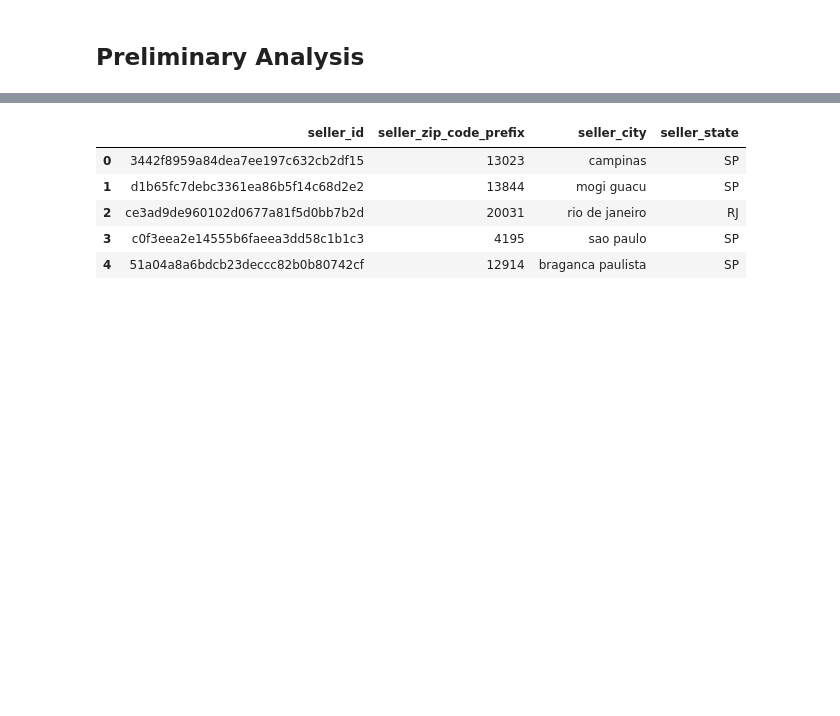
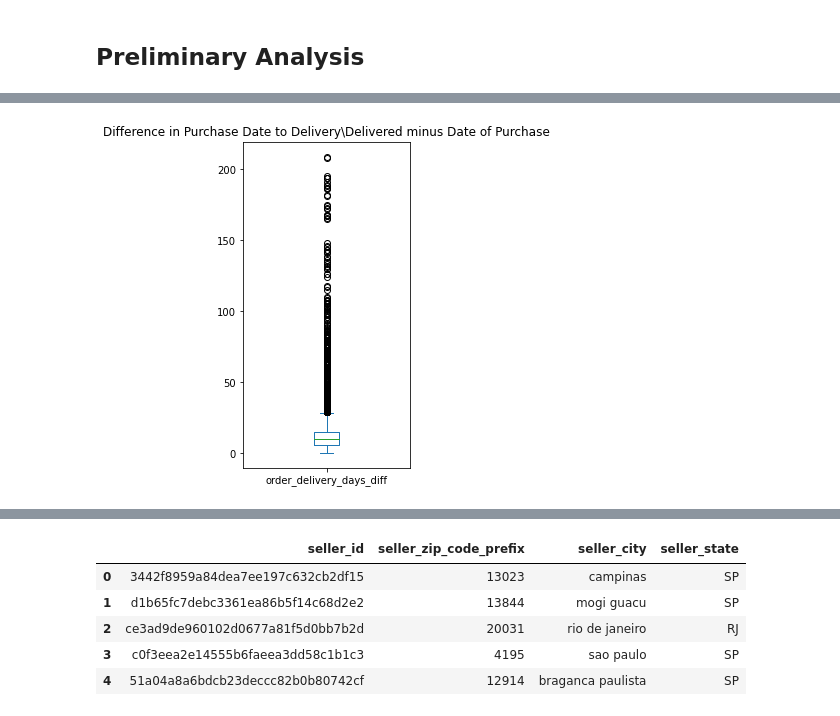
Before and after one commit to cableredi/BellevueUniv_MDS, a Jupyter notebook: DSC630/Course Project/Course_Project_CableKimberly.ipynb, the cells around one changed output, grey strips where cells are left out. Cells and saved outputs as stored; diff of their text form; code cells hidden in the pictures; blank space fills up the shorter version.

```diff
--- a/DSC630/Course Project/Course_Project_CableKimberly.ipynb
+++ b/DSC630/Course Project/Course_Project_CableKimberly.ipynb
@@ -53,0 +190,3 @@ orderitems_df.head()
+# %%
+# Create new feature for Order Purchase Date - Delivered Customer Date to get difference in days
+delivered_orders['order_delivery_days_diff'] = (delivered_orders['order_delivered_customer_date'] - delivered_orders['order_purchase_timestamp']).dt.days
@@ -53,0 +199,7 @@ orderitems_df.head()
+# %%
+fig = plt.figure(figsize =(3, 6))
+
+delivered_orders['order_delivery_days_diff'].plot(kind='box', title='Difference in Purchase Date to Delivery\Delivered minus Date of Purchase')
+plt.show()
+# %% [output]
+[figure, added]
```
Also changed, not shown: parts of 61 cells of this notebook, 7 other files.
